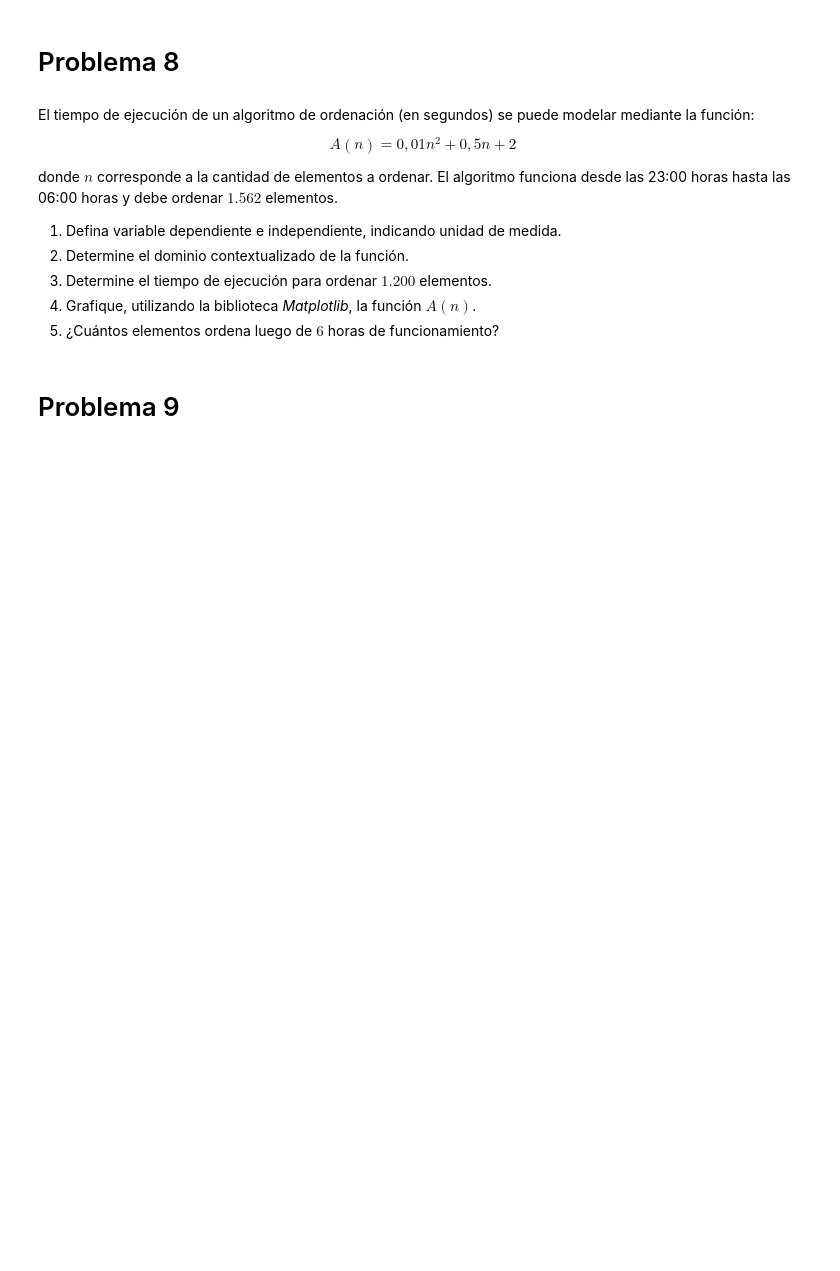
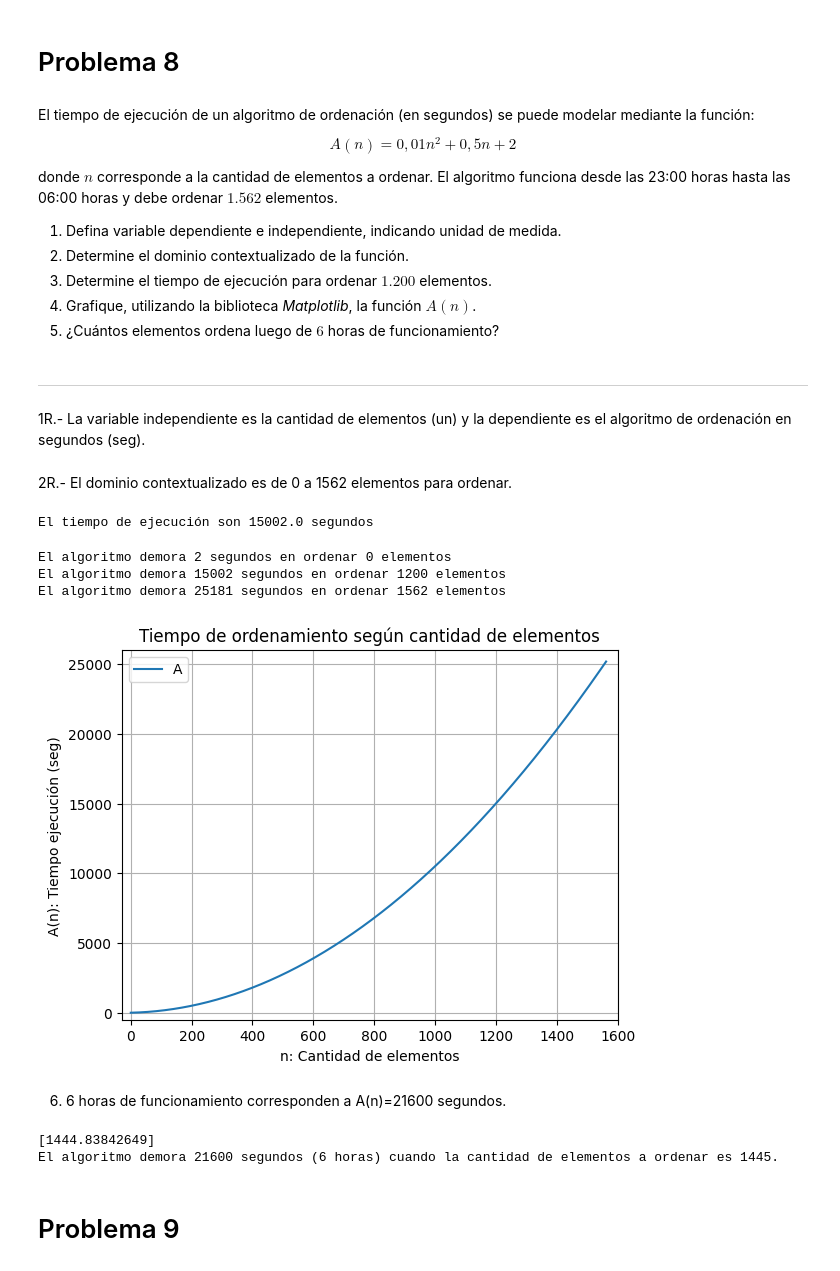
Before and after one commit to NachoSaave/Python-Centralizado, a Jupyter notebook: Mat Aplicada/G1_Funciones.ipynb, the cells around one changed output. Saved outputs shown, nothing was run; the diff lists cells and outputs as text; code cells hidden in the pictures; blank space fills up the shorter version.

```diff
--- a/Mat Aplicada/G1_Funciones.ipynb
+++ b/Mat Aplicada/G1_Funciones.ipynb
@@ -301,6 +301,69 @@ donde $n$ corresponde a la cantidad de elementos a ordenar. El algoritmo funcion
 3. Determine el tiempo de ejecución para ordenar $1.200$ elementos.
 4. Grafique, utilizando la biblioteca *Matplotlib*, la función $A(n)$.
 5. ¿Cuántos elementos ordena luego de $6$ horas de funcionamiento?
+# %% [markdown]
+----
+1R.- La variable independiente es la cantidad de elementos (un) y la dependiente es el algoritmo de ordenación en segundos (seg).
+# %% [markdown]
+2R.- El dominio contextualizado es de 0 a 1562 elementos para ordenar.
+# %%
+def A(n):
+    return 0.01*n**2+0.5*n+2
+
+
+print(f"El tiempo de ejecución son {A(1200)} segundos")
+# %% [output]
+El tiempo de ejecución son 15002.0 segundos
+# %%
+'3)'
+a=0
+b=1200
+c=1562
+print(f"El algoritmo demora {round(A(a))} segundos en ordenar {a} elementos")
+print(f"El algoritmo demora {round(A(b))} segundos en ordenar {b} elementos")
+print(f"El algoritmo demora {round(A(c))} segundos en ordenar {c} elementos")
+# %% [output]
+El algoritmo demora 2 segundos en ordenar 0 elementos
+El algoritmo demora 15002 segundos en ordenar 1200 elementos
+El algoritmo demora 25181 segundos en ordenar 1562 elementos
+# %%
+'4)'
+#Datos:
+x=np.arange(0, 1563, 1)
+#Función:
+y= A(x)
+#Gráfico:
+plt.plot(x, y)
+#Ejes (inicioX, finalX, inicioY, finalY):
+plt.axis([-30, 1600, -500, 26000])
+#Titulos:
+plt.title('Tiempo de ordenamiento según cantidad de elementos')
+plt.xlabel('n: Cantidad de elementos')
+plt.ylabel('A(n): Tiempo ejecución (seg)')
+#Label
+plt.legend("A(n)")
+#Grilla:
+plt.grid(True)
+#Mostrar:
+plt.show()
+# %% [output]
+[figure, added]
+# %% [markdown]
+6) 6 horas de funcionamiento corresponden a A(n)=21600 segundos.
+# %%
+from scipy.optimize import fsolve
+def g(x):
+    return A(x)-21600
+
+#Valor/es inicial/es de la aproximación
+xo=np.linspace(1400,1500,1)
+solucion=fsolve(g,xo)
+#Recordar que "solución" es un arreglo que puede tener uno o más valores
+print(solucion)
+print(f"El algoritmo demora 21600 segundos (6 horas) cuando la cantidad de elementos a ordenar es 1445.")
+# %% [output]
+[1444.83842649]
+El algoritmo demora 21600 segundos (6 horas) cuando la cantidad de elementos a ordenar es 1445.
 # %% [markdown]
 # Problema 9
 # %% [markdown]
```
Also changed, not shown: parts of 1 cell of this notebook.
